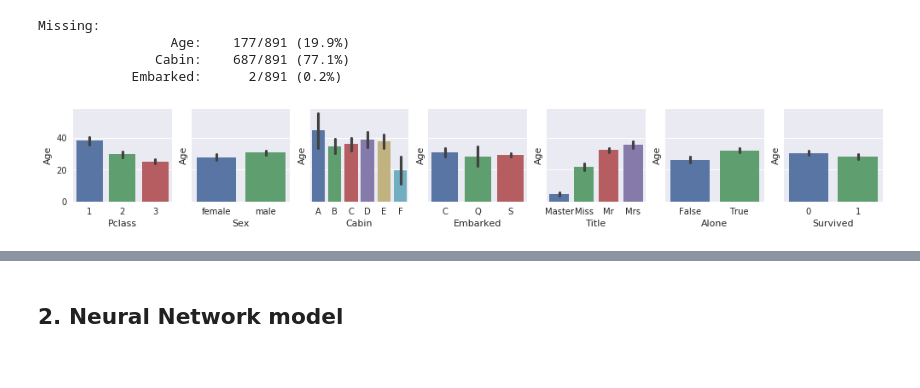
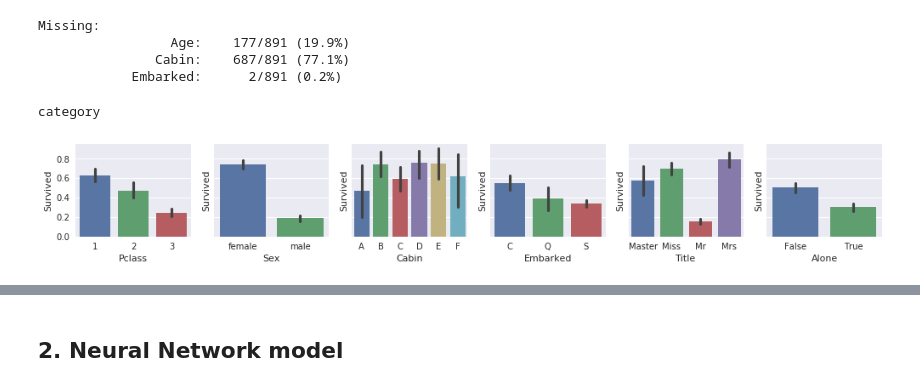
Before and after one commit to angelmtenor/data-science-keras, a Jupyter notebook: titanic.ipynb, the cells around one changed output, grey strips where cells are left out. Saved outputs shown, nothing was run; the diff lists cells and outputs as text; code cells hidden in the pictures.

Commit message:
feat: Add category types to dataframe

```diff
--- a/titanic.ipynb
+++ b/titanic.ipynb
@@ -111,6 +110,6 @@ Title {'Mr': 517, 'Miss': 182, 'Mrs': 125, 'Master': 40}
 # %% [markdown]
 #### Delete irrelevant features
 # %%
-df = df.drop(['PassengerId', 'Name', 'Ticket'], axis='columns')
-
-df.head()
+def drop_irrelevant_features(df):
+    df = df.drop(['PassengerId', 'Name', 'Ticket'], axis='columns')
+    return df
@@ -123,0 +116,4 @@ df.head()
+# %%
+df = enchance_features(df)
+df = drop_irrelevant_features(df)
+df.head()
@@ -126,15 +131,20 @@ df.head()
 # %%
 improved_features = [f for f in df if f not in target]
 
-df = df[improved_features + target]   # sort columns
-
 #numerical = list(df.select_dtypes(include=[np.number]))
-
 numerical = ["Age", "SibSp", "Parch", "Fare"]  # numerical variables (features+target)
 categorical = [f for f in df if f not in numerical] # categorical variables (features+target)
 
-print("numerical variables: {}\n".format(numerical))
-print("categorical variables: {}\n".format(categorical))
+numerical_f = [n for n in numerical if n not in target]
+categorical_f = [c for c in categorical if c not in target]
+
+df = df[categorical_f + numerical_f + target]   # sort columns
+
+for f in df[categorical]:
+    df[f] = df[f].astype('category')
+
+print("categorical features: {}\n".format(categorical_f))
+print("numerical features: {}\n".format(numerical_f))
 for t in target:
     print("Target {}: {}".format(t, "numerical" if t in numerical else "categorical"))
 # %% [output]
@@ -216,7 +235,7 @@ Missing:
                Cabin:    687/891 (77.1%)
             Embarked:      2/891 (0.2%)
 # %%
-# Fill Age
-helper.show_target_vs_categorical(df, ["Age"], categorical, figsize=(17,2))
+helper.show_target_vs_categorical(df, target, categorical, figsize=(17,2))
 # %% [output]
+category
-[figure, old version]
+[figure, new version]
```
Also changed, not shown: parts of 23 cells of this notebook, 1 other file.
